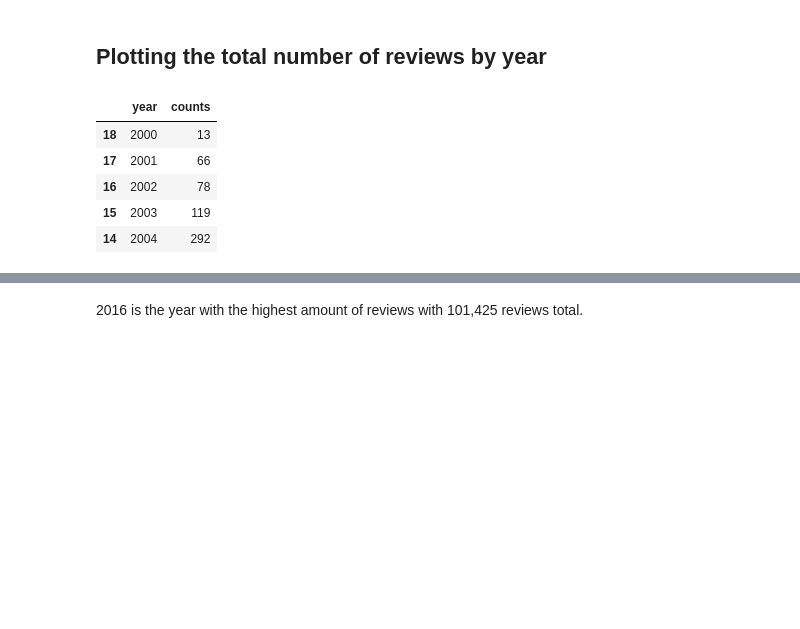
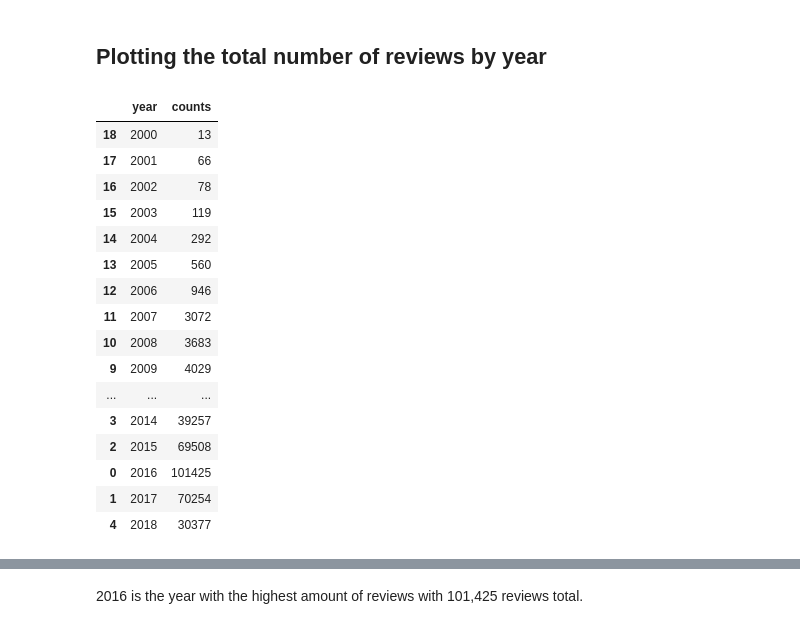
Before and after one commit to elizabeamedalla/Capstone-2-Recommendation-System, a Jupyter notebook: Data Analysis.ipynb, the cells around one changed output, grey strips where cells are left out. Drawn from its saved outputs; the diff is of its cells as text; code cells hidden in the pictures; blank space fills up the shorter version.

```diff
--- a/Data Analysis.ipynb
+++ b/Data Analysis.ipynb
@@ -247,22 +239,33 @@ The reviewers rated most of the products listed in Amazon as 5-star. Looks like
 # %%
 # converting to datetime format
 df['review_time'] = pd.to_datetime(df['review_time'])
 df['year'] = df.review_time.apply(lambda x: x.year)
 df['month'] = df.review_time.apply(lambda x: x.month)
 # df.head()
 # yearly = df.groupby(['year']).sum().reset_index()
 yearly = df['year'].value_counts()
 
 yearly = yearly.rename_axis('year').reset_index(name='counts')
 yearly = yearly.sort_values('year')
-yearly.head()
+yearly
 # %% [output]
 |  | year | counts |
 | 18 | 2000 | 13 |
 | 17 | 2001 | 66 |
 | 16 | 2002 | 78 |
 | 15 | 2003 | 119 |
 | 14 | 2004 | 292 |
+| 13 | 2005 | 560 |
+| 12 | 2006 | 946 |
+| 11 | 2007 | 3072 |
+| 10 | 2008 | 3683 |
+| 9 | 2009 | 4029 |
+| ... | ... | ... |
+| 3 | 2014 | 39257 |
+| 2 | 2015 | 69508 |
+| 0 | 2016 | 101425 |
+| 1 | 2017 | 70254 |
+| 4 | 2018 | 30377 |
 # %%
 TOOLS = 'save,pan,box_zoom,reset,wheel_zoom,hover'
 p = figure(title="Yearly total number of reviews", y_axis_type="linear", plot_height = 400,
```
Also changed, not shown: parts of 9 cells of this notebook.
